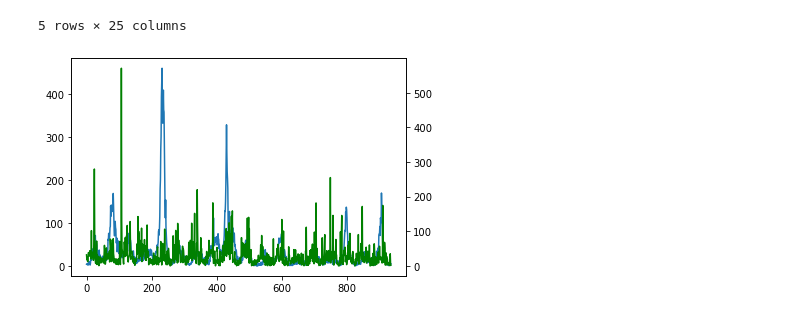
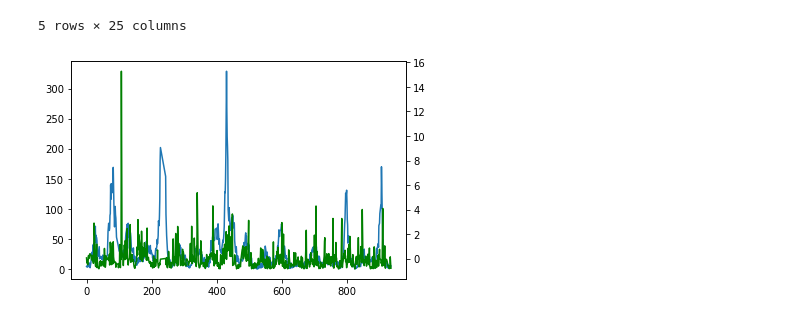
Before and after one commit to jilanglois-su/cobs10-dengai, a Jupyter notebook: Exploration.ipynb, the cells around one changed output. Saved outputs shown, nothing was run; the diff lists cells and outputs as text; code cells hidden in the pictures.

Commit message:
normalized data

```diff
--- a/Exploration.ipynb
+++ b/Exploration.ipynb
@@ -34,13 +41,26 @@ sj_df = df.loc[df.city=='sj']
+# %%
+cities = list(df.city.unique())
+
+sj_df = df.loc[df.city=='sj']
+
+data_df = sj_df.copy()
+
+data_df = data_df.dropna()
+
+for c in data_df.columns:
+    if c not in ('total_cases', 'city', 'year', 'weekofyear', 'week_start_date'):
+        m, std, mm = data_df[c].mean(), data_df[c].std(), data_df[c].max()
+        data_df[c] = (data_df[c]- m)/std
 # %%
 plt.plot()
 
-ax1 = sj_df.total_cases.plot()
+ax1 = data_df.total_cases.plot()
 ax2 = ax1.twinx()
 ax2.spines['right'].set_position(('axes', 1.0))
 
-sj_df.reanalysis_precip_amt_kg_per_m2.plot(ax=ax2, color='green')
+data_df.reanalysis_precip_amt_kg_per_m2.plot(ax=ax2, color='green')
 
 
 plt.show()
 # %% [output]
-[figure, old version]
+[figure, new version]
```
Also changed, not shown: parts of 10 cells of this notebook.
